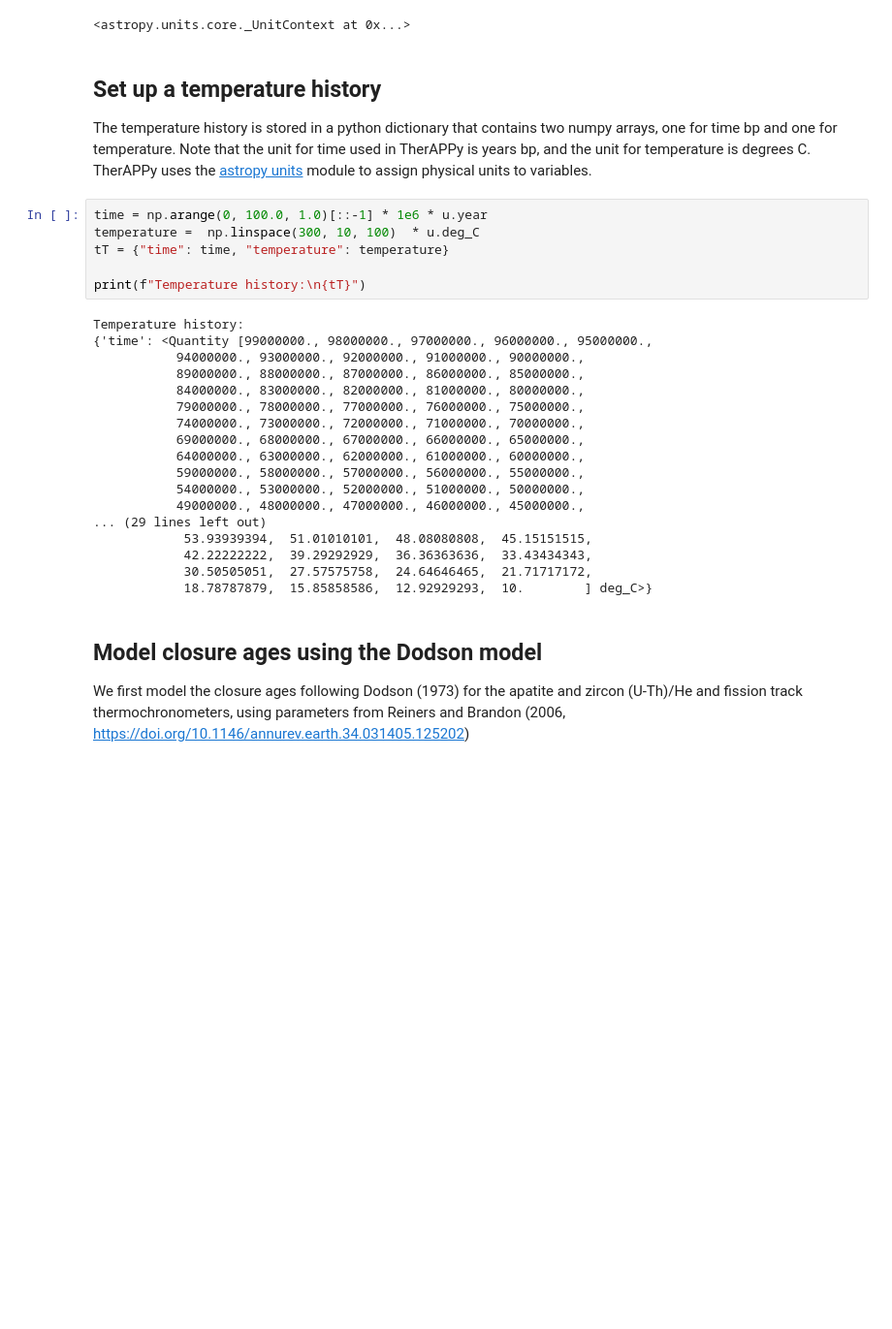
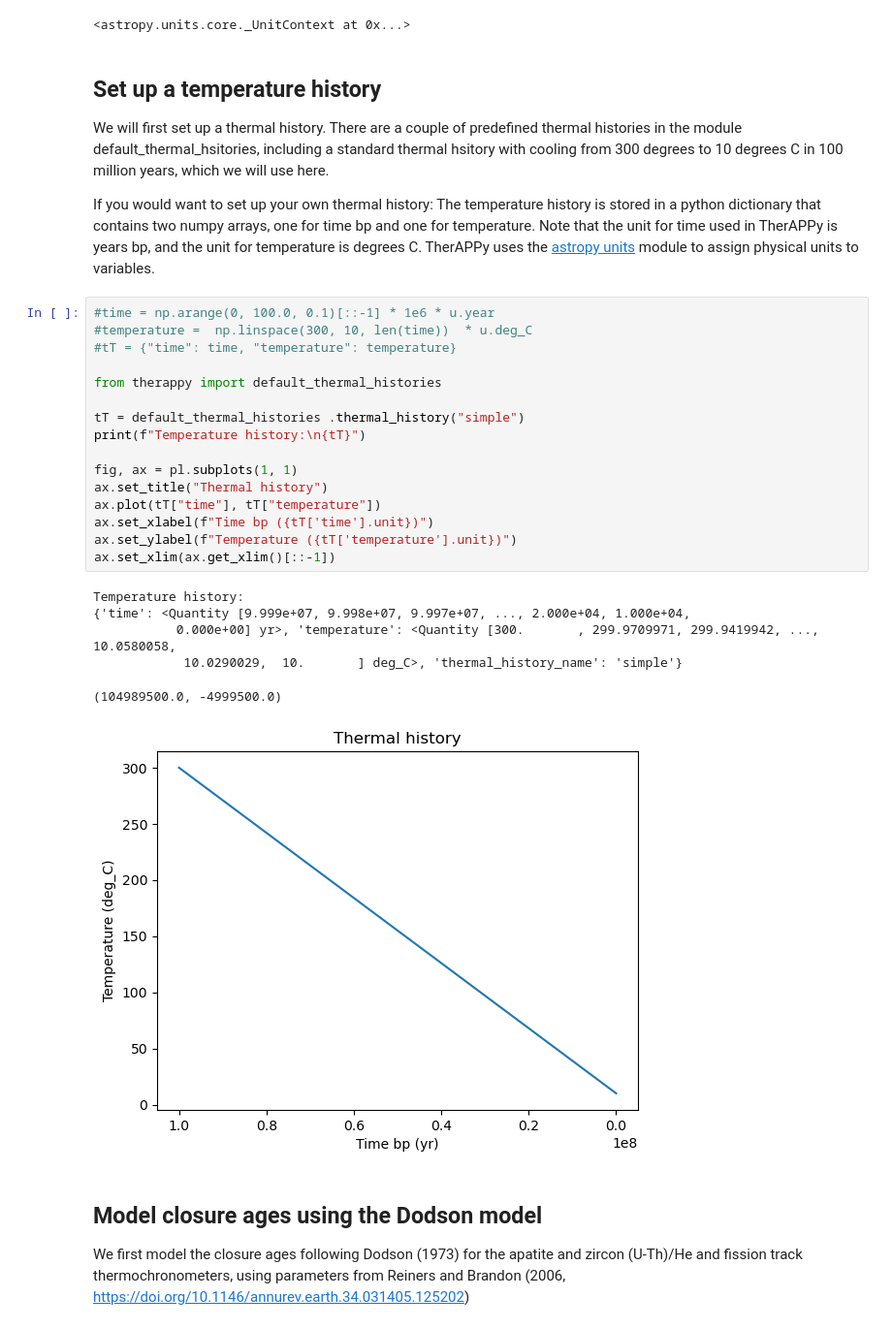
Before and after one commit to HUGG/TherAPPy, a Jupyter notebook: therappy_test.ipynb, the cells around one changed output. Shown: that part at 97% size. Cells and saved outputs as stored; diff of their text form; blank space fills up the shorter version.

```diff
--- a/therappy_test.ipynb
+++ b/therappy_test.ipynb
@@ -25,32 +26,33 @@ cds.enable()
 # %% [markdown]
 ## Set up a temperature history
 
-The temperature history is stored in a python dictionary that contains two numpy arrays, one for time bp and one for temperature.
+We will first set up a thermal history. There are a couple of predefined thermal histories in the module default_thermal_hsitories, including a standard thermal hsitory with cooling from 300 degrees to 10 degrees C in 100 million years, which we will use here.
+
+If you would want to set up your own thermal history: The temperature history is stored in a python dictionary that contains two numpy arrays, one for time bp and one for temperature.
 Note that the unit for time used in TherAPPy is years bp, and the unit for temperature is degrees C. TherAPPy uses the [astropy units](https://docs.astropy.org/en/stable/units/index.html) module to assign physical units to variables.
 # %%
-time = np.arange(0, 100.0, 1.0)[::-1] * 1e6 * u.year
-temperature =  np.linspace(300, 10, 100)  * u.deg_C
-tT = {"time": time, "temperature": temperature}
+#time = np.arange(0, 100.0, 0.1)[::-1] * 1e6 * u.year
+#temperature =  np.linspace(300, 10, len(time))  * u.deg_C
+#tT = {"time": time, "temperature": temperature}
 
+from therappy import default_thermal_histories
+
+tT = default_thermal_histories .thermal_history("simple")
 print(f"Temperature history:\n{tT}")
+
+fig, ax = pl.subplots(1, 1)
+ax.set_title("Thermal history")
+ax.plot(tT["time"], tT["temperature"])
+ax.set_xlabel(f"Time bp ({tT['time'].unit})")
+ax.set_ylabel(f"Temperature ({tT['temperature'].unit})")
+ax.set_xlim(ax.get_xlim()[::-1])
 # %% [output]
 Temperature history:
-{'time': <Quantity [99000000., 98000000., 97000000., 96000000., 95000000.,
-           94000000., 93000000., 92000000., 91000000., 90000000.,
-           89000000., 88000000., 87000000., 86000000., 85000000.,
-           84000000., 83000000., 82000000., 81000000., 80000000.,
-           79000000., 78000000., 77000000., 76000000., 75000000.,
-           74000000., 73000000., 72000000., 71000000., 70000000.,
-           69000000., 68000000., 67000000., 66000000., 65000000.,
-           64000000., 63000000., 62000000., 61000000., 60000000.,
-           59000000., 58000000., 57000000., 56000000., 55000000.,
-           54000000., 53000000., 52000000., 51000000., 50000000.,
-           49000000., 48000000., 47000000., 46000000., 45000000.,
-... (29 lines left out)
-            53.93939394,  51.01010101,  48.08080808,  45.15151515,
-            42.22222222,  39.29292929,  36.36363636,  33.43434343,
-            30.50505051,  27.57575758,  24.64646465,  21.71717172,
-            18.78787879,  15.85858586,  12.92929293,  10.        ] deg_C>}
+{'time': <Quantity [9.999e+07, 9.998e+07, 9.997e+07, ..., 2.000e+04, 1.000e+04,
+           0.000e+00] yr>, 'temperature': <Quantity [300.       , 299.9709971, 299.9419942, ...,  10.0580058,
+            10.0290029,  10.       ] deg_C>, 'thermal_history_name': 'simple'}
+(104989500.0, -4999500.0)
+[figure, added]
 # %% [markdown]
 ## Model closure ages using the Dodson model
 
```
Also changed, not shown: parts of 5 cells of this notebook, 1 other file.
